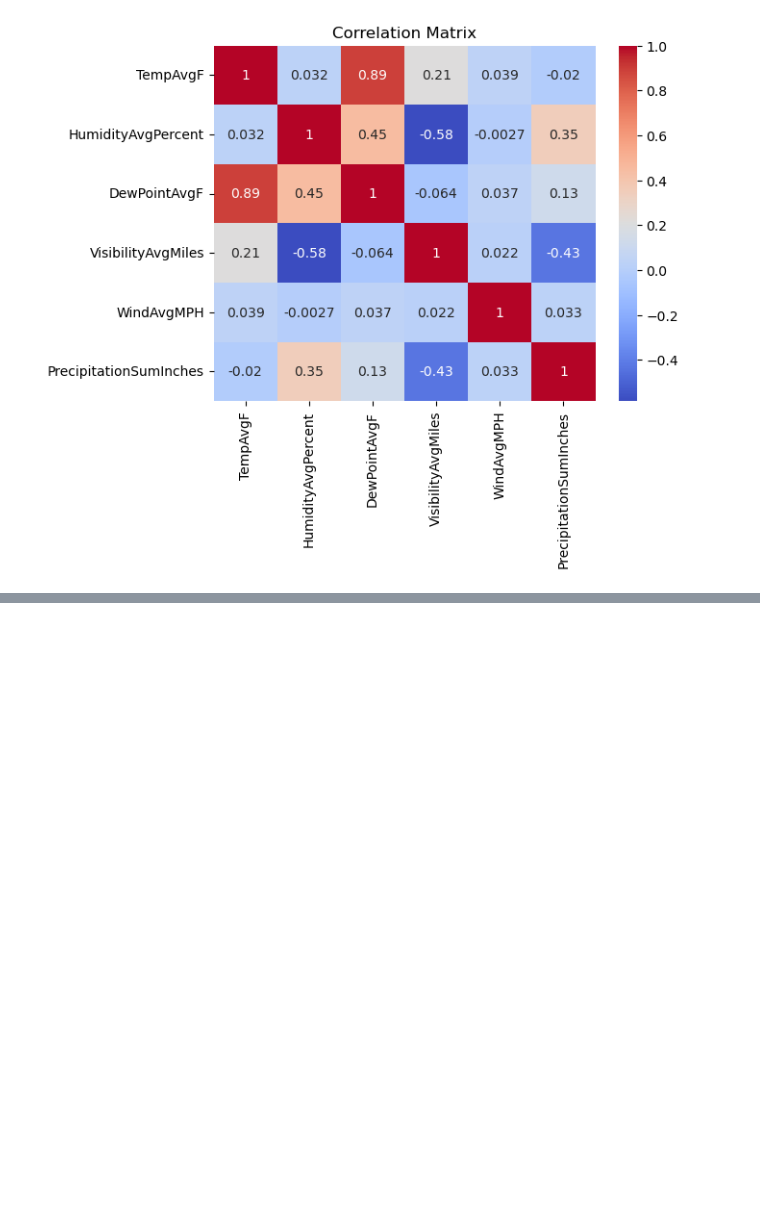
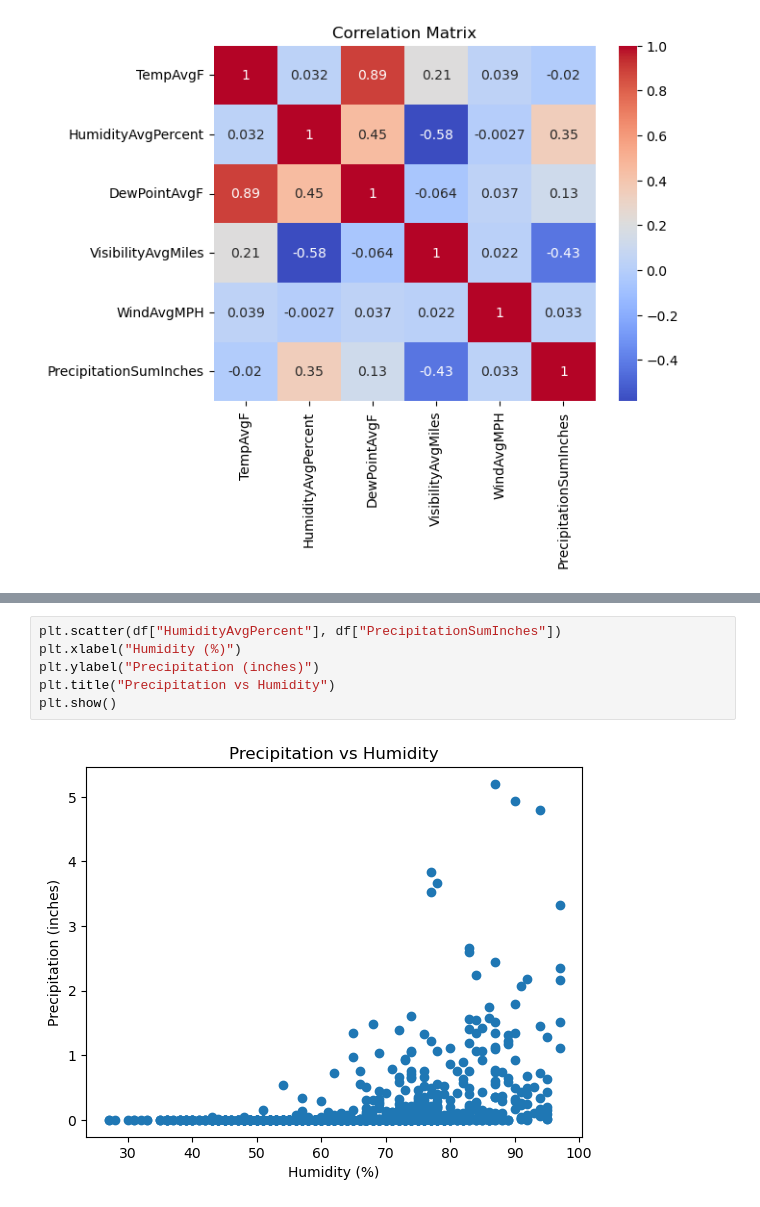
Before and after one commit to janviathanker/DataScience, a Jupyter notebook: TuteDude - Assignment 6 - Rainfall Prediction Project.ipynb, the cells around one changed output, grey strips where cells are left out. Cells and saved outputs as stored; diff of their text form; blank space fills up the shorter version.

```diff
--- a/TuteDude - Assignment 6 - Rainfall Prediction Project.ipynb
+++ b/TuteDude - Assignment 6 - Rainfall Prediction Project.ipynb
@@ -109,0 +122,8 @@ plt.show()
+# %%
+plt.scatter(df["HumidityAvgPercent"], df["PrecipitationSumInches"])
+plt.xlabel("Humidity (%)")
+plt.ylabel("Precipitation (inches)")
+plt.title("Precipitation vs Humidity")
+plt.show()
+# %% [output]
+[figure, added]
```
Also changed, not shown: parts of 6 cells of this notebook.
